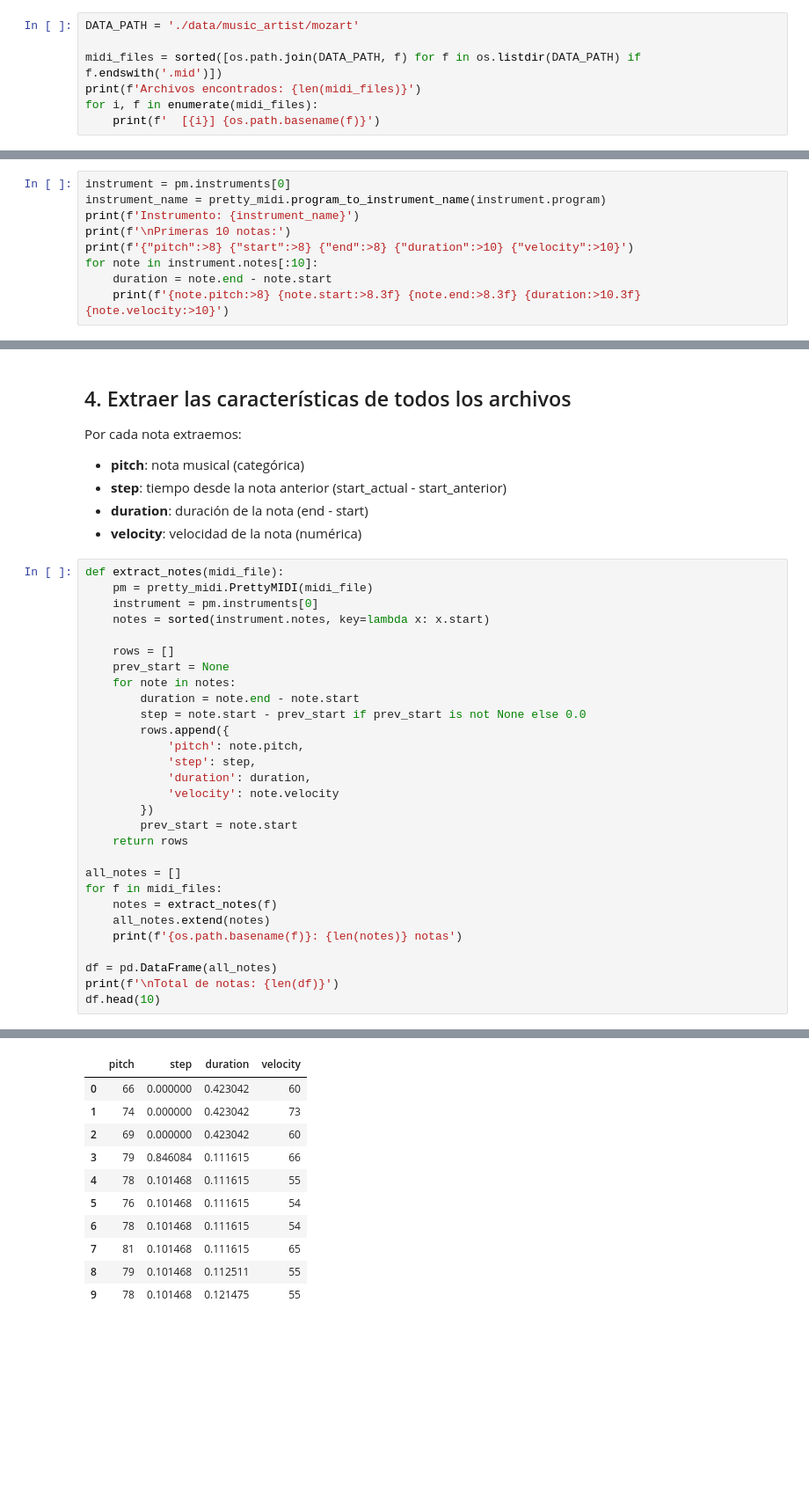
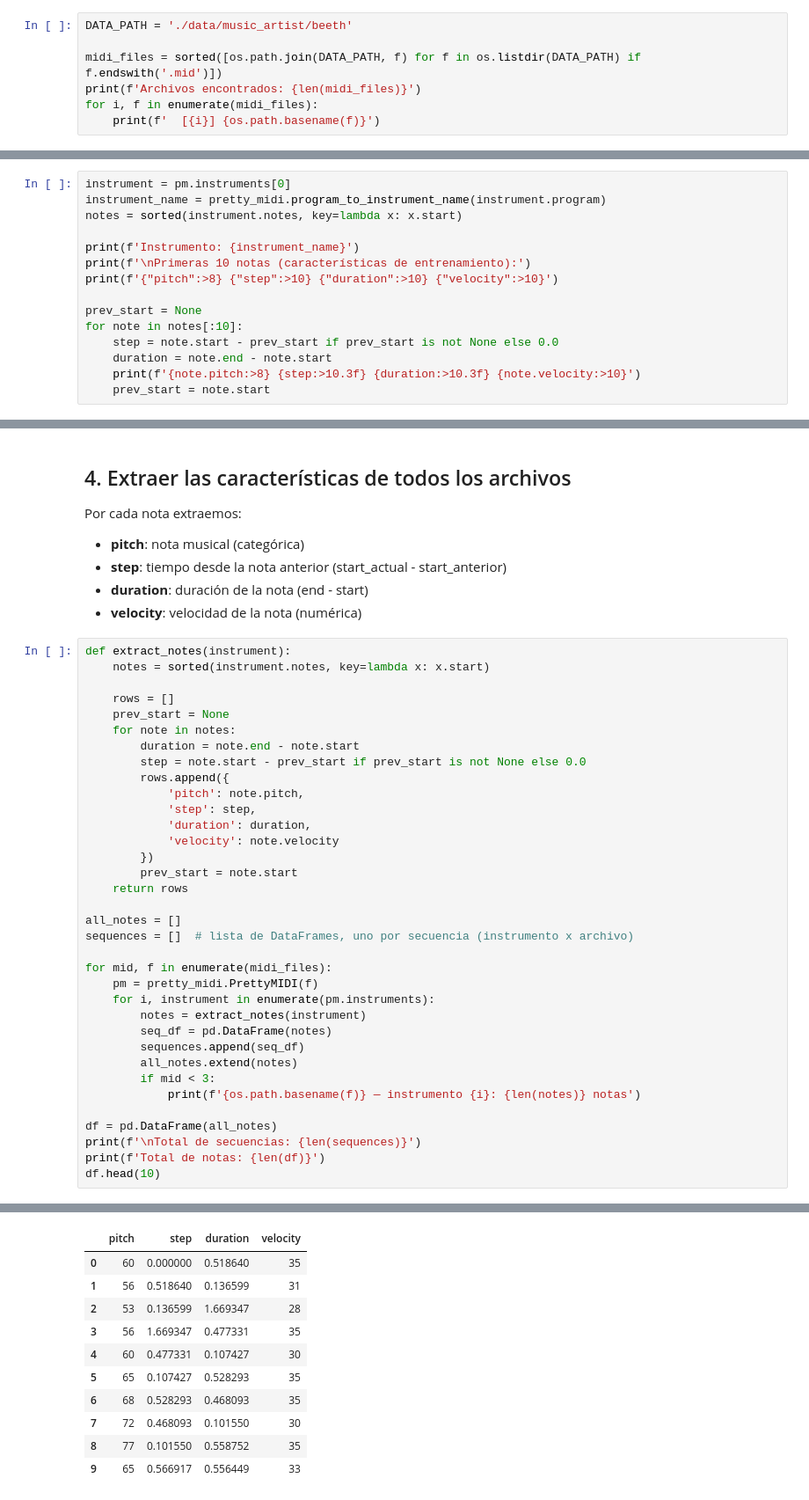
Before and after one commit to juancasas1996/MAIA_NLP_2, a Jupyter notebook: Microproyectos/Microproyecto_1/microproyecto_1.ipynb, the cells around one changed output, grey strips where cells are left out. Shown at 88% size. Cells and saved outputs as stored; diff of their text form; blank space fills up the shorter version.

Commit message:
Read data

```diff
--- a/Microproyectos/Microproyecto_1/microproyecto_1.ipynb
+++ b/Microproyectos/Microproyecto_1/microproyecto_1.ipynb
@@ -17,5 +14,5 @@ Hello from the pygame community. https://www.pygame.org/contribute.html
 # %%
-DATA_PATH = './data/music_artist/mozart'
+DATA_PATH = './data/music_artist/beeth'
 
 midi_files = sorted([os.path.join(DATA_PATH, f) for f in os.listdir(DATA_PATH) if f.endswith('.mid')])
 print(f'Archivos encontrados: {len(midi_files)}')
@@ -78,12 +72,18 @@ Número de instrumentos: 2
 # %%
 instrument = pm.instruments[0]
 instrument_name = pretty_midi.program_to_instrument_name(instrument.program)
+notes = sorted(instrument.notes, key=lambda x: x.start)
+
 print(f'Instrumento: {instrument_name}')
-print(f'\nPrimeras 10 notas:')
-print(f'{"pitch":>8} {"start":>8} {"end":>8} {"duration":>10} {"velocity":>10}')
-for note in instrument.notes[:10]:
+print(f'\nPrimeras 10 notas (características de entrenamiento):')
+print(f'{"pitch":>8} {"step":>10} {"duration":>10} {"velocity":>10}')
+
+prev_start = None
+for note in notes[:10]:
+    step = note.start - prev_start if prev_start is not None else 0.0
     duration = note.end - note.start
-    print(f'{note.pitch:>8} {note.start:>8.3f} {note.end:>8.3f} {duration:>10.3f} {note.velocity:>10}')
+    print(f'{note.pitch:>8} {step:>10.3f} {duration:>10.3f} {note.velocity:>10}')
+    prev_start = note.start
 # %% [output]
 Instrumento: Acoustic Grand Piano
 
@@ -108,9 +108,7 @@ Por cada nota extraemos:
 - **duration**: duración de la nota (end - start)
 - **velocity**: velocidad de la nota (numérica)
 # %%
-def extract_notes(midi_file):
-    pm = pretty_midi.PrettyMIDI(midi_file)
-    instrument = pm.instruments[0]
+def extract_notes(instrument):
     notes = sorted(instrument.notes, key=lambda x: x.start)
 
     rows = []
@@ -128,12 +126,20 @@ def extract_notes(midi_file):
     return rows
 
 all_notes = []
-for f in midi_files:
-    notes = extract_notes(f)
-    all_notes.extend(notes)
-    print(f'{os.path.basename(f)}: {len(notes)} notas')
+sequences = []  # lista de DataFrames, uno por secuencia (instrumento x archivo)
+
+for mid, f in enumerate(midi_files):
+    pm = pretty_midi.PrettyMIDI(f)
+    for i, instrument in enumerate(pm.instruments):
+        notes = extract_notes(instrument)
+        seq_df = pd.DataFrame(notes)
+        sequences.append(seq_df)
+        all_notes.extend(notes)
+        if mid < 3:
+            print(f'{os.path.basename(f)} — instrumento {i}: {len(notes)} notas')
 
 df = pd.DataFrame(all_notes)
-print(f'\nTotal de notas: {len(df)}')
+print(f'\nTotal de secuencias: {len(sequences)}')
+print(f'Total de notas: {len(df)}')
 df.head(10)
 # %% [output]
@@ -157,11 +155,11 @@ Total de notas: 38545
 |  | pitch | step | duration | velocity |
-| 0 | 66 | 0.000000 | 0.423042 | 60 |
-| 1 | 74 | 0.000000 | 0.423042 | 73 |
-| 2 | 69 | 0.000000 | 0.423042 | 60 |
-| 3 | 79 | 0.846084 | 0.111615 | 66 |
-| 4 | 78 | 0.101468 | 0.111615 | 55 |
-| 5 | 76 | 0.101468 | 0.111615 | 54 |
-| 6 | 78 | 0.101468 | 0.111615 | 54 |
-| 7 | 81 | 0.101468 | 0.111615 | 65 |
-| 8 | 79 | 0.101468 | 0.112511 | 55 |
-| 9 | 78 | 0.101468 | 0.121475 | 55 |
+| 0 | 60 | 0.000000 | 0.518640 | 35 |
+| 1 | 56 | 0.518640 | 0.136599 | 31 |
+| 2 | 53 | 0.136599 | 1.669347 | 28 |
+| 3 | 56 | 1.669347 | 0.477331 | 35 |
+| 4 | 60 | 0.477331 | 0.107427 | 30 |
+| 5 | 65 | 0.107427 | 0.528293 | 35 |
+| 6 | 68 | 0.528293 | 0.468093 | 35 |
+| 7 | 72 | 0.468093 | 0.101550 | 30 |
+| 8 | 77 | 0.101550 | 0.558752 | 35 |
+| 9 | 65 | 0.566917 | 0.556449 | 33 |
```
Also changed, not shown: parts of 18 cells of this notebook.
